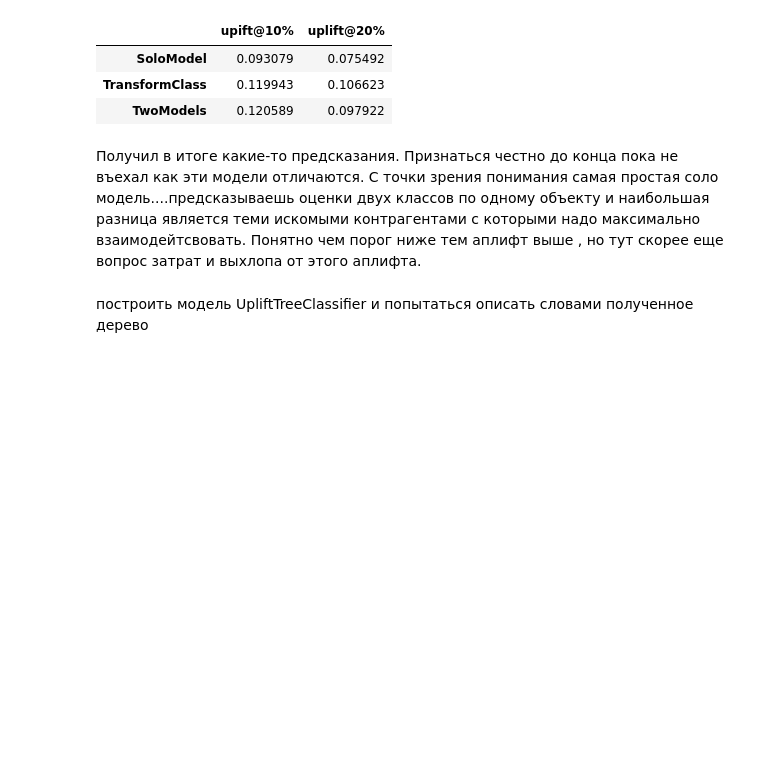
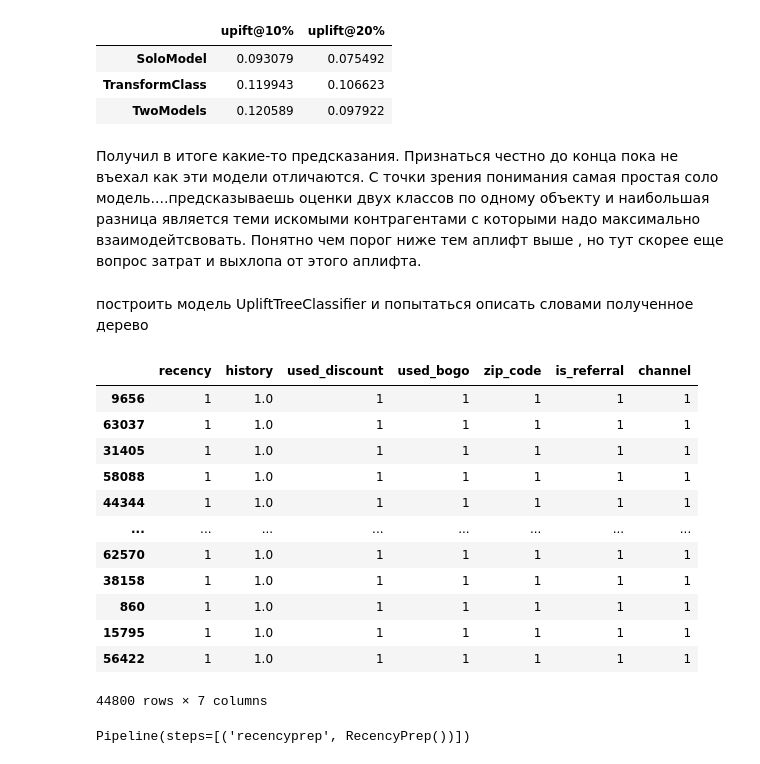
Before and after one commit to AShelpov/ML_in_business, a Jupyter notebook: HW_4.ipynb, the cells around one changed output. Saved outputs shown, nothing was run; the diff lists cells and outputs as text; code cells hidden in the pictures; blank space fills up the shorter version.

```diff
--- a/HW_4.ipynb
+++ b/HW_4.ipynb
@@ -224,3 +224,19 @@ pd.DataFrame.from_dict(model_results, orient="index", columns=["upift@10%", "upl
 # я пока не смог установить causalml на  анаконду свою, попробую сделать на виртуальном окружении, но чет как-то он
 # много зависимостей тянет, а мне часть библиотек в определенной версии очень не хочется сносить. Если при проверке
 # не обнаружите это задание, то снимите бал или поставьте оценку ниже, я против не буду иметь ничего))
+# %%
+X_train
+# %% [output]
+|  | recency | history | used_discount | used_bogo | zip_code | is_referral | channel |
+| 9656 | 1 | 1.0 | 1 | 1 | 1 | 1 | 1 |
+| 63037 | 1 | 1.0 | 1 | 1 | 1 | 1 | 1 |
+| 31405 | 1 | 1.0 | 1 | 1 | 1 | 1 | 1 |
+| 58088 | 1 | 1.0 | 1 | 1 | 1 | 1 | 1 |
+| 44344 | 1 | 1.0 | 1 | 1 | 1 | 1 | 1 |
+| ... | ... | ... | ... | ... | ... | ... | ... |
+| 62570 | 1 | 1.0 | 1 | 1 | 1 | 1 | 1 |
+| 38158 | 1 | 1.0 | 1 | 1 | 1 | 1 | 1 |
+| 860 | 1 | 1.0 | 1 | 1 | 1 | 1 | 1 |
+| 15795 | 1 | 1.0 | 1 | 1 | 1 | 1 | 1 |
+| 56422 | 1 | 1.0 | 1 | 1 | 1 | 1 | 1 |
+44800 rows × 7 columns
@@ -226,0 +267,4 @@ pd.DataFrame.from_dict(model_results, orient="index", columns=["upift@10%", "upl
+# %%
+pipe_df.fit(X_train)
+# %% [output]
+Pipeline(steps=[('recencyprep', RecencyPrep())])
```
Also changed, not shown: parts of 5 cells of this notebook.
